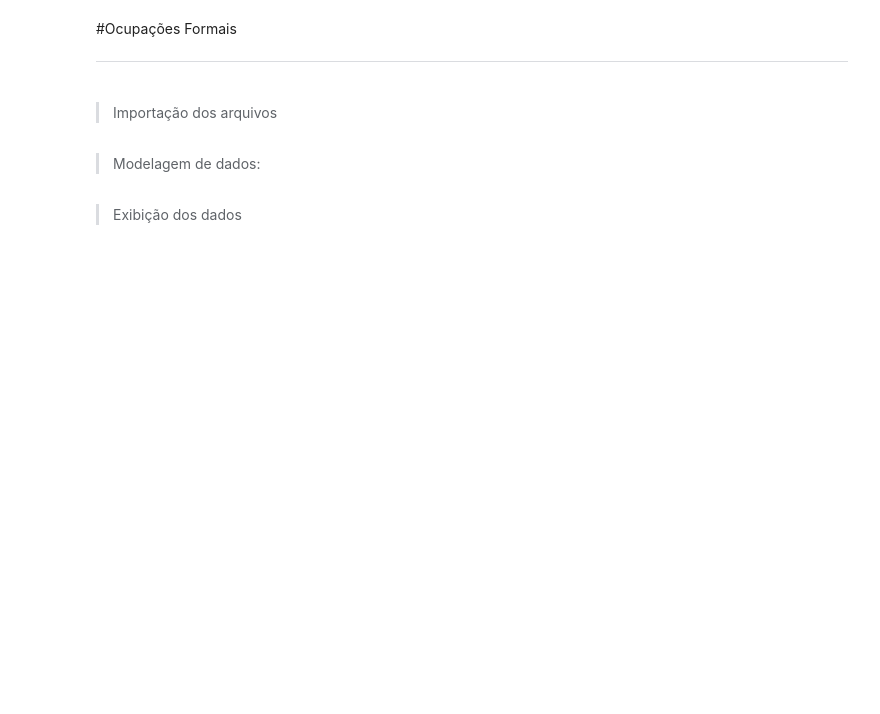
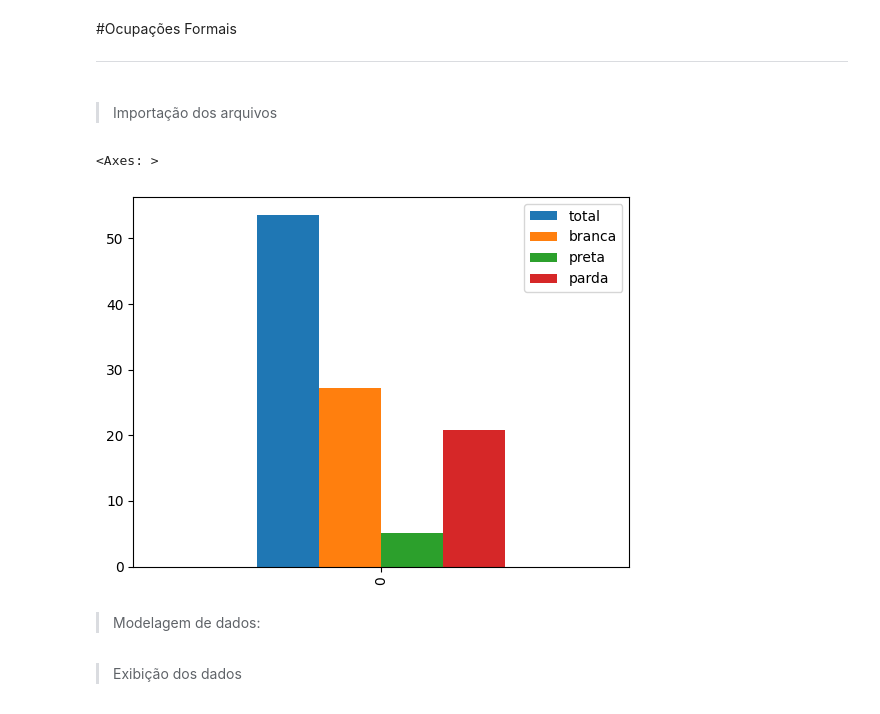
Before and after one commit to rootProject1/Main-Project, a Jupyter notebook: Dificuldade_de_acesso_a__educação_e_mercado_de_trabalho_pelos_negros_no_brasil_em_2021.ipynb, the cells around one changed output. Cells and saved outputs as stored; diff of their text form; code cells hidden in the pictures; blank space fills up the shorter version.

```diff
--- a/Dificuldade_de_acesso_a__educação_e_mercado_de_trabalho_pelos_negros_no_brasil_em_2021.ipynb
+++ b/Dificuldade_de_acesso_a__educação_e_mercado_de_trabalho_pelos_negros_no_brasil_em_2021.ipynb
@@ -168,10 +186,13 @@ dtype: int64
 # %% [markdown]
 > Importação dos arquivos
 # %%
-arquivo_ocupacoes_formais = pandas.read_csv('/content/drive/MyDrive/Projeto Teste/Projeto Final/DADOS/Cópia de ocupacoesfi_renovado.csv', sep=",")
+arquivo_ocupacoes_formais = pandas.read_csv('/content/drive/MyDrive/datasets/DADOS/Cópia de ocupacoesfi_renovado.csv', sep=",")
 df_ocupacoes_formais = pandas.DataFrame(arquivo_ocupacoes_formais)
 # %%
-arquivo_ocupacoes_formais.plot(kind='pie')
+arquivo_ocupacoes_formais.plot(kind='bar')
+# %% [output]
+<Axes: >
+[figure, added]
 # %% [markdown]
 > Modelagem de dados:
 # %%
```
Also changed, not shown: parts of 11 cells of this notebook.
